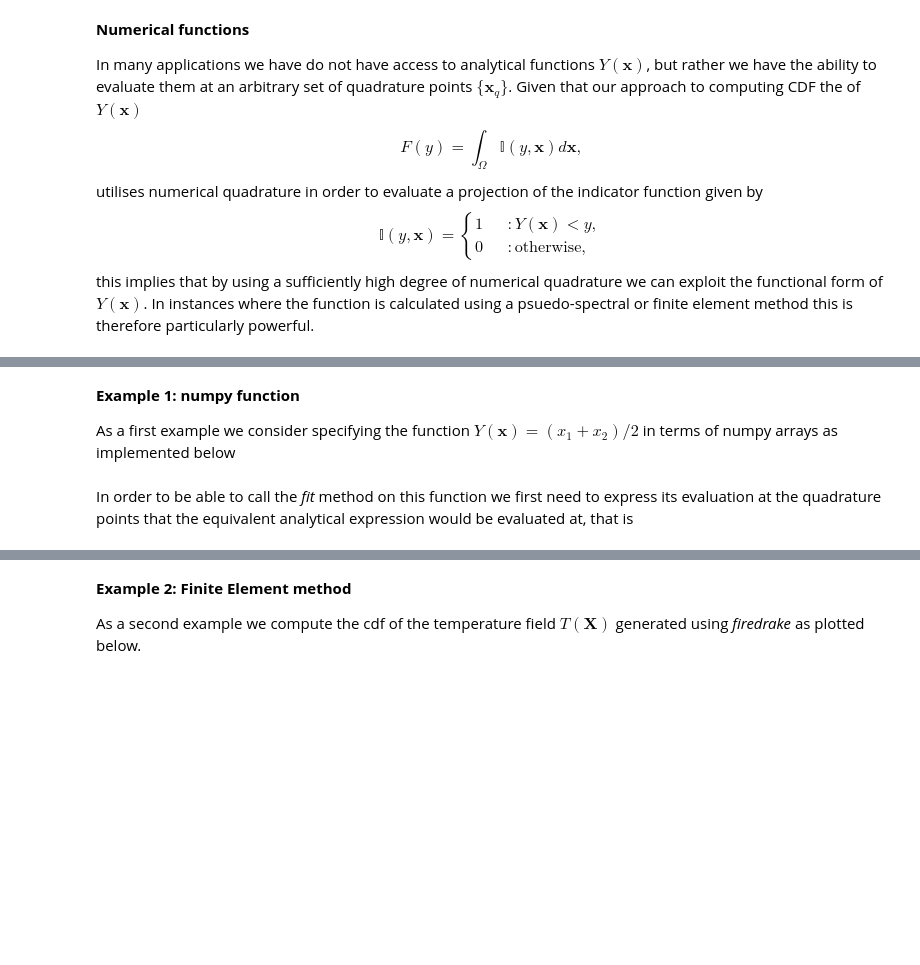
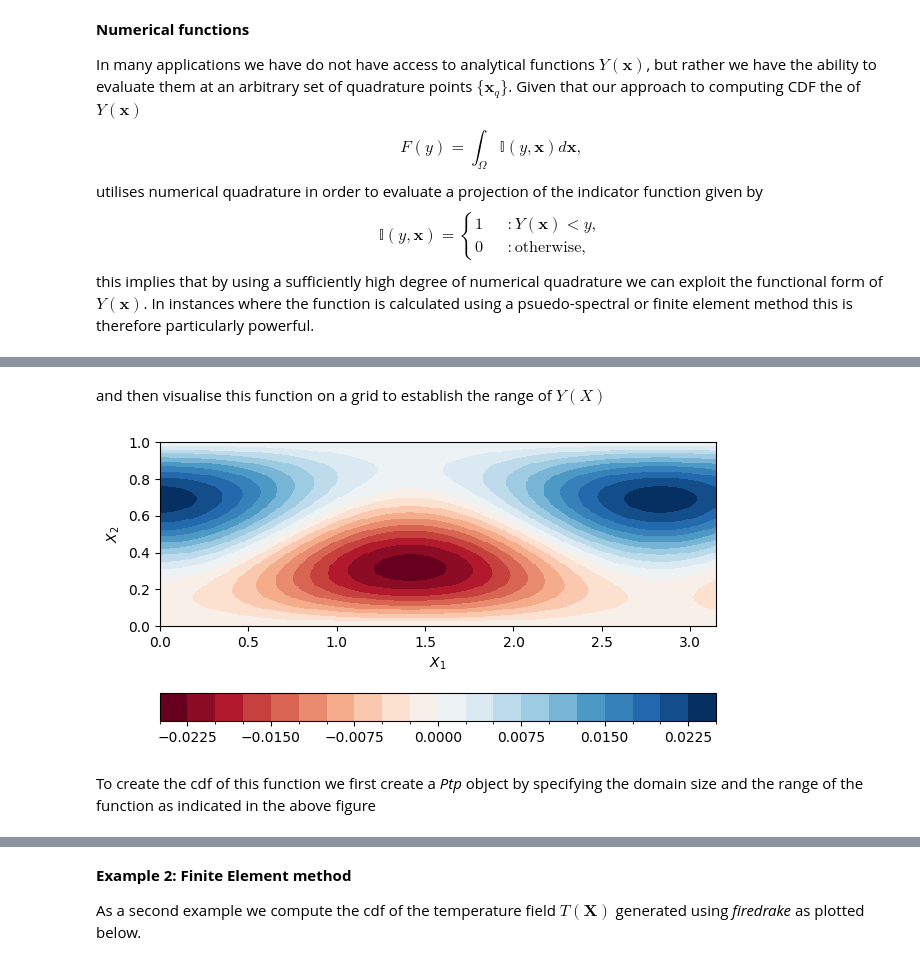
Before and after one commit to D-stratify/Numdf, a Jupyter notebook: notebooks/example_notebooks/numerical_functions.ipynb, the cells around one changed output, grey strips where cells are left out. Cells and saved outputs as stored; diff of their text form; code cells hidden in the pictures; blank space fills up the shorter version.

```diff
--- a/notebooks/example_notebooks/numerical_functions.ipynb
+++ b/notebooks/example_notebooks/numerical_functions.ipynb
@@ -25 +45,30 @@ and then create a *ptp* object corresponding to a function $Y(\boldsymbol{x})$ o
+# %% [markdown]
+and then visualise this function on a grid to establish the range of $Y(X)$
+# %%
+import matplotlib.pyplot as plt
+from matplotlib.colors import BoundaryNorm
+from matplotlib.ticker import MaxNLocator
+
+dx1, dx2 = 0.005, 0.005
+x2, x1 = np.mgrid[slice(0, 1 + dx1, dx1), slice(0, np.pi + dx2, dx2)]
+
+X = np.vstack( (x1.flatten(), x2.flatten())).T
+Y = Y_numerical(X).reshape(x2.shape)[:-1, :-1]
+
+levels = MaxNLocator(nbins=20).tick_values(Y.min(), Y.max())
+cmap = plt.get_cmap('RdBu')
+norm = BoundaryNorm(levels, ncolors=cmap.N, clip=True)
+
+fig, ax0 = plt.subplots()
+im = ax0.pcolormesh(x1, x2, Y, cmap=cmap, norm=norm)
+ax0.set_xlabel(r'$X_1$')
+ax0.set_ylabel(r'$X_2$')
+ax0.set_box_aspect(0.33)
+fig.colorbar(im, ax=ax0, orientation='horizontal')
+fig.tight_layout()
+plt.show()
+# %% [output]
+[figure, added]
+# %% [markdown]
+To create the cdf of this function we first create a *Ptp* object by specifying the domain size and the range of the function as indicated in the above figure
 # %%
@@ -27,4 +75,0 @@ ptp = Ptp(Omega_X={'x1': (0, 1), 'x2': (0, 1)}, Omega_Y={'Y': (0, 1)}, n_element
-# %% [markdown]
-**Example 1: numpy function**
-
-As a first example we consider specifying the function $Y(\boldsymbol{x}) = (x_1 + x_2)/2$ in terms of numpy arrays as implemented below
@@ -35,2 +75,0 @@ def Y_numerical(X):
-# %% [markdown]
-In order to be able to call the *fit* method on this function we first need to express its evaluation at the quadrature points that the equivalent analytical expression would be evaluated at, that is
```
Also changed, not shown: parts of 23 cells of this notebook, 2 other files.
